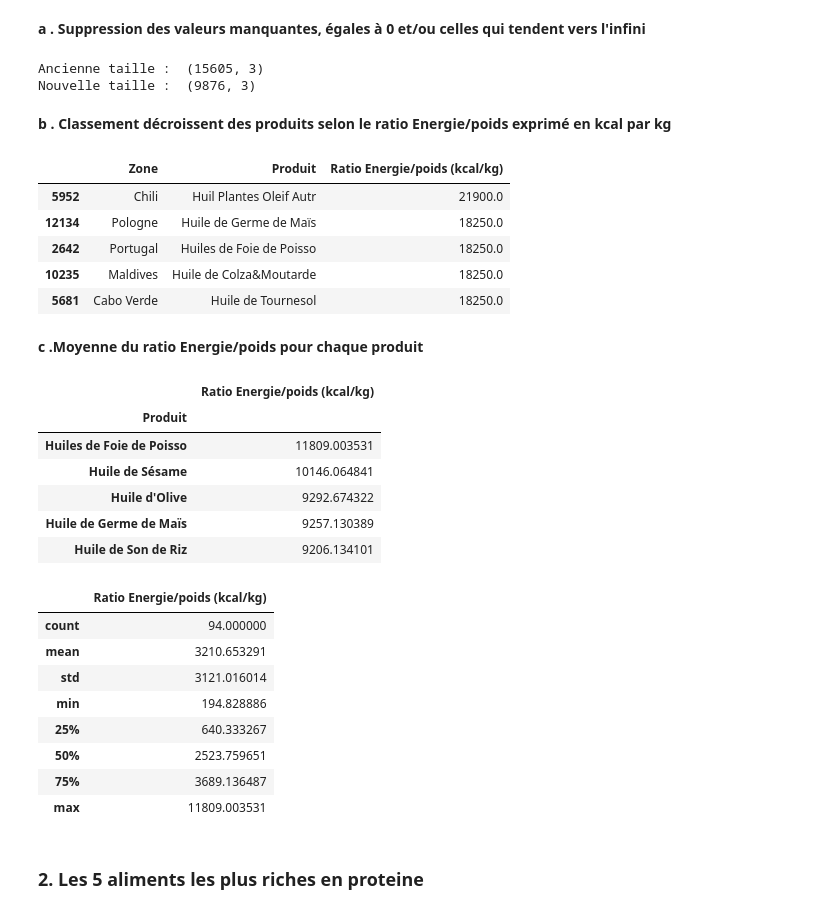
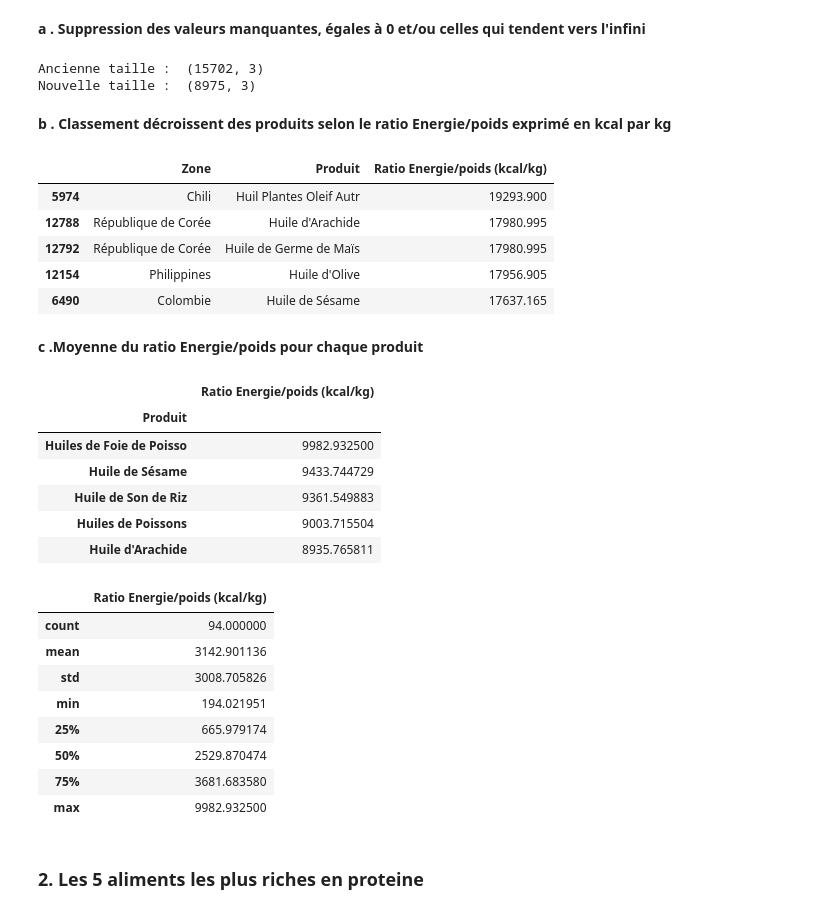
Before and after one commit to boublenza/Formation_OC, a Jupyter notebook: Projet3.ipynb, the cells around one changed output. Saved outputs shown, nothing was run; the diff lists cells and outputs as text; code cells hidden in the pictures.

```diff
--- a/Projet3.ipynb
+++ b/Projet3.ipynb
@@ -192,10 +207,10 @@ print(nb_population)
 # %% [markdown]
 <b> Suppression de la chine des autres bases de données </b>
 # %%
-df_animaux = df_animaux[df_animaux['Zone']!='Chine']
-df_vegetaux = df_vegetaux[df_vegetaux['Zone']!='Chine']
-df_cereales = df_cereales[df_cereales['Zone']!='Chine']
-df_sous_alimentation = df_sous_alimentation[df_sous_alimentation['Zone']!='Chine']
+# df_animaux = df_animaux[df_animaux['Zone']!='Chine']
+# df_vegetaux = df_vegetaux[df_vegetaux['Zone']!='Chine']
+# df_cereales = df_cereales[df_cereales['Zone']!='Chine']
+# df_sous_alimentation = df_sous_alimentation[df_sous_alimentation['Zone']!='Chine']
 # %% [markdown]
 # Réponse 2 : Equation à 3 termes
 # %% [markdown]
@@ -348,6 +379,7 @@ df_disponibilité_alimentaire_kg_proteine
 # %%
-df_alimentation_population['Ratio Energie/poids (kcal/kg)'] = df_alimentation_population["Disponibilité alimentaire (Kcal/personne/jour)"]*365 / \
-                        df_alimentation_population["Disponibilité alimentaire en quantité (kg/personne/an)"]
+df_alimentation_population['Disponibilite alimentaire (kcal)']= df_alimentation_population["Disponibilité alimentaire (Kcal/personne/jour)"]*df_alimentation_population["Valeur"]*1000 * 365
+df_alimentation_population['Ratio Energie/poids (kcal/kg)'] = df_alimentation_population['Disponibilite alimentaire (kcal)']/ \
+                        df_alimentation_population["Nourriture (kg/an)"]
 df_ratio_energie_poids = df_alimentation_population[['Zone','Produit','Ratio Energie/poids (kcal/kg)']]
 # %% [markdown]
 <Strong>Exemple :</Strong> <br>
@@ -404,8 +457,8 @@ print("Ancienne taille : ",df_ratio_energie_poids.shape)
 df_ratio_energie_poids = df_ratio_energie_poids[~df_ratio_energie_poids.isin([np.nan, np.inf, -np.inf, 0]).any(1)]
 print("Nouvelle taille : ",df_ratio_energie_poids.shape)
 # %% [output]
-Ancienne taille :  (15605, 3)
-Nouvelle taille :  (9876, 3)
+Ancienne taille :  (15702, 3)
+Nouvelle taille :  (8975, 3)
 # %% [markdown]
 <b> b . Classement  décroissent des produits selon le ratio Energie/poids exprimé en kcal par kg</b>
 # %%
@@ -413,36 +466,37 @@ Elts_caloriques = df_ratio_energie_poids.sort_values(by='Ratio Energie/poids (kc
 Elts_caloriques
 # %% [output]
 |  | Zone | Produit | Ratio Energie/poids (kcal/kg) |
-| 5952 | Chili | Huil Plantes Oleif Autr | 21900.0 |
-| 12134 | Pologne | Huile de Germe de Maïs | 18250.0 |
-| 2642 | Portugal | Huiles de Foie de Poisso | 18250.0 |
-| 10235 | Maldives | Huile de Colza&Moutarde | 18250.0 |
-| 5681 | Cabo Verde | Huile de Tournesol | 18250.0 |
+| 5974 | Chili | Huil Plantes Oleif Autr | 19293.900 |
+| 12788 | République de Corée | Huile d'Arachide | 17980.995 |
+| 12792 | République de Corée | Huile de Germe de Maïs | 17980.995 |
+| 12154 | Philippines | Huile d'Olive | 17956.905 |
+| 6490 | Colombie | Huile de Sésame | 17637.165 |
 # %% [markdown]
 <b> c .Moyenne du ratio Energie/poids pour chaque produit </b>
 # %%
 df_moyenne_rapport_calorique = df_ratio_energie_poids.groupby("Produit").mean().sort_values(by='Ratio Energie/poids (kcal/kg)', ascending=False)
+df_moyenne_rapport_calorique.tail(5)
 df_moyenne_rapport_calorique.head(5)
 # %% [output]
 |  | Ratio Energie/poids (kcal/kg) |
 | Produit |  |
-| Huiles de Foie de Poisso | 11809.003531 |
-| Huile de Sésame | 10146.064841 |
-| Huile d'Olive | 9292.674322 |
-| Huile de Germe de Maïs | 9257.130389 |
-| Huile de Son de Riz | 9206.134101 |
+| Huiles de Foie de Poisso | 9982.932500 |
+| Huile de Sésame | 9433.744729 |
+| Huile de Son de Riz | 9361.549883 |
+| Huiles de Poissons | 9003.715504 |
+| Huile d'Arachide | 8935.765811 |
 # %%
 df_moyenne_rapport_calorique.describe()
 # %% [output]
 |  | Ratio Energie/poids (kcal/kg) |
 | count | 94.000000 |
-| mean | 3210.653291 |
-| std | 3121.016014 |
-| min | 194.828886 |
-| 25% | 640.333267 |
-| 50% | 2523.759651 |
-| 75% | 3689.136487 |
-| max | 11809.003531 |
+| mean | 3142.901136 |
+| std | 3008.705826 |
+| min | 194.021951 |
+| 25% | 665.979174 |
+| 50% | 2529.870474 |
+| 75% | 3681.683580 |
+| max | 9982.932500 |
 # %% [markdown]
  ### 2. Les 5 aliments les plus riches en proteine
 # %% [markdown]
```
Also changed, not shown: parts of 41 cells of this notebook.
